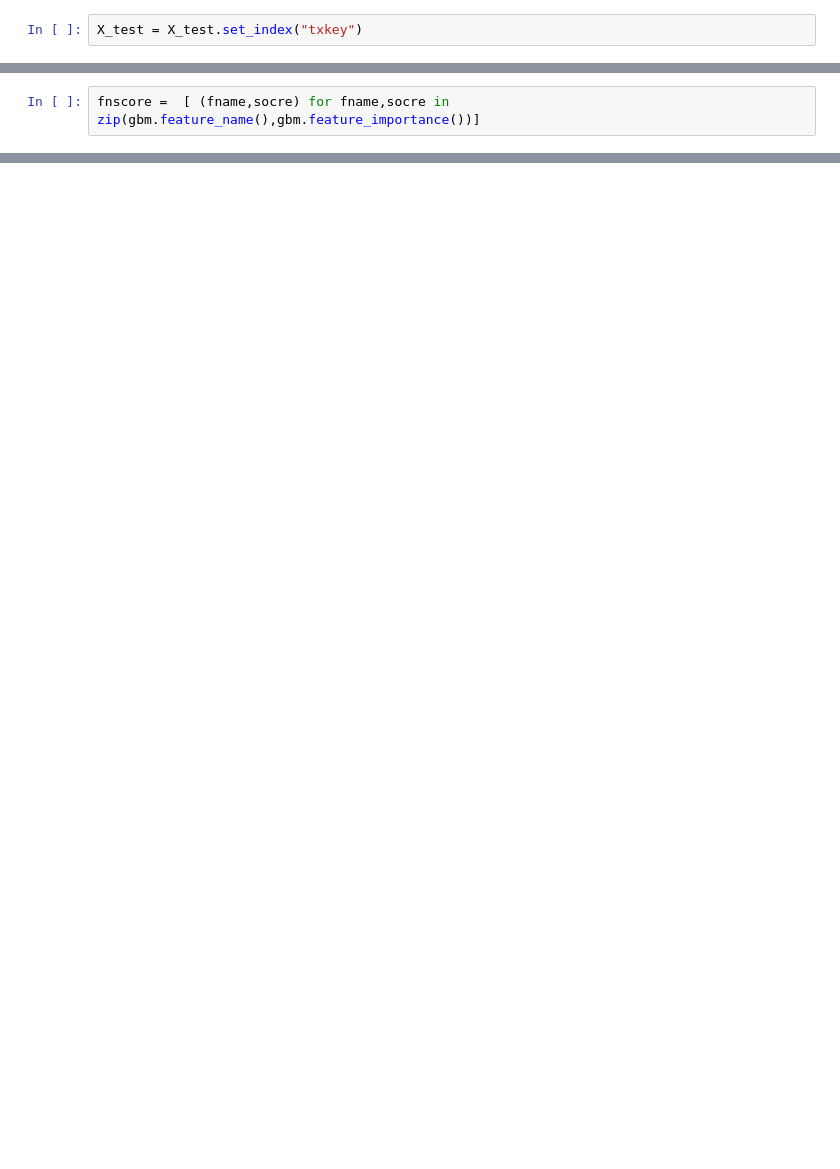
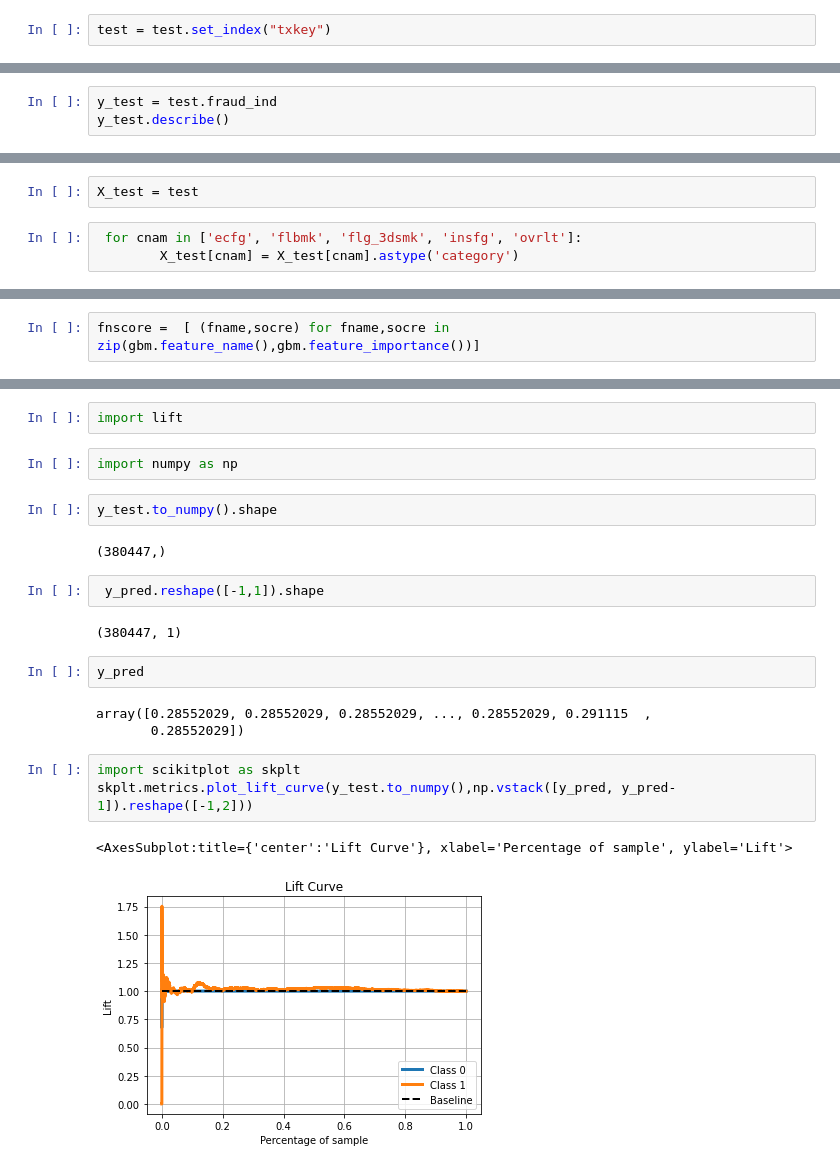
Before and after one commit to kenttw/kent-ai-learning-notebook, a Jupyter notebook: Machine_Learning_Exercise/CreditCard/SimpleModel_LightGBM.ipynb, the cells around one changed output, grey strips where cells are left out. Cells and saved outputs as stored; diff of their text form; blank space fills up the shorter version.

```diff
--- a/Machine_Learning_Exercise/CreditCard/SimpleModel_LightGBM.ipynb
+++ b/Machine_Learning_Exercise/CreditCard/SimpleModel_LightGBM.ipynb
@@ -137,2 +210,2 @@ X_test = pd.read_csv("./data/X_test.csv")
 # %%
-X_test = X_test.set_index("txkey")
+test = test.set_index("txkey")
@@ -142,0 +224,3 @@ y_test = y_test.set_index("txkey")
+# %%
+y_test = test.fraud_ind
+y_test.describe()
@@ -143,2 +239,7 @@ y_test = y_test.set_index("txkey")
+# %%
+X_test = test
+# %%
+ for cnam in ['ecfg', 'flbmk', 'flg_3dsmk', 'insfg', 'ovrlt']:
+        X_test[cnam] = X_test[cnam].astype('category')
 # %%
 y_pred = gbm.predict(X_test, num_iteration=gbm.best_iteration)
@@ -180,0 +290,23 @@ data_drift_report.save("reports/my_report.html")
+# %%
+import lift
+# %%
+import numpy as np
+# %%
+y_test.to_numpy().shape
+# %% [output]
+(380447,)
+# %%
+ y_pred.reshape([-1,1]).shape
+# %% [output]
+(380447, 1)
+# %%
+y_pred
+# %% [output]
+array([0.28552029, 0.28552029, 0.28552029, ..., 0.28552029, 0.291115  ,
+       0.28552029])
+# %%
+import scikitplot as skplt
+skplt.metrics.plot_lift_curve(y_test.to_numpy(),np.vstack([y_pred, y_pred-1]).reshape([-1,2]))
+# %% [output]
+<AxesSubplot:title={'center':'Lift Curve'}, xlabel='Percentage of sample', ylabel='Lift'>
+[figure, added]
```
Also changed, not shown: parts of 45 cells of this notebook.
